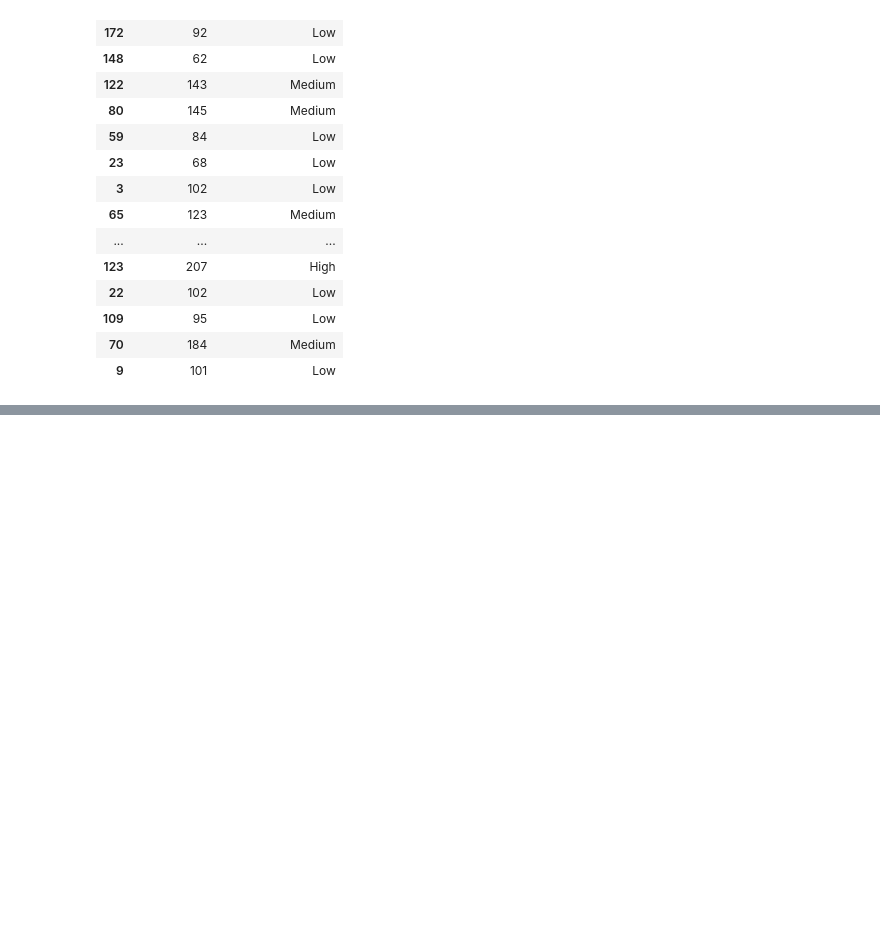
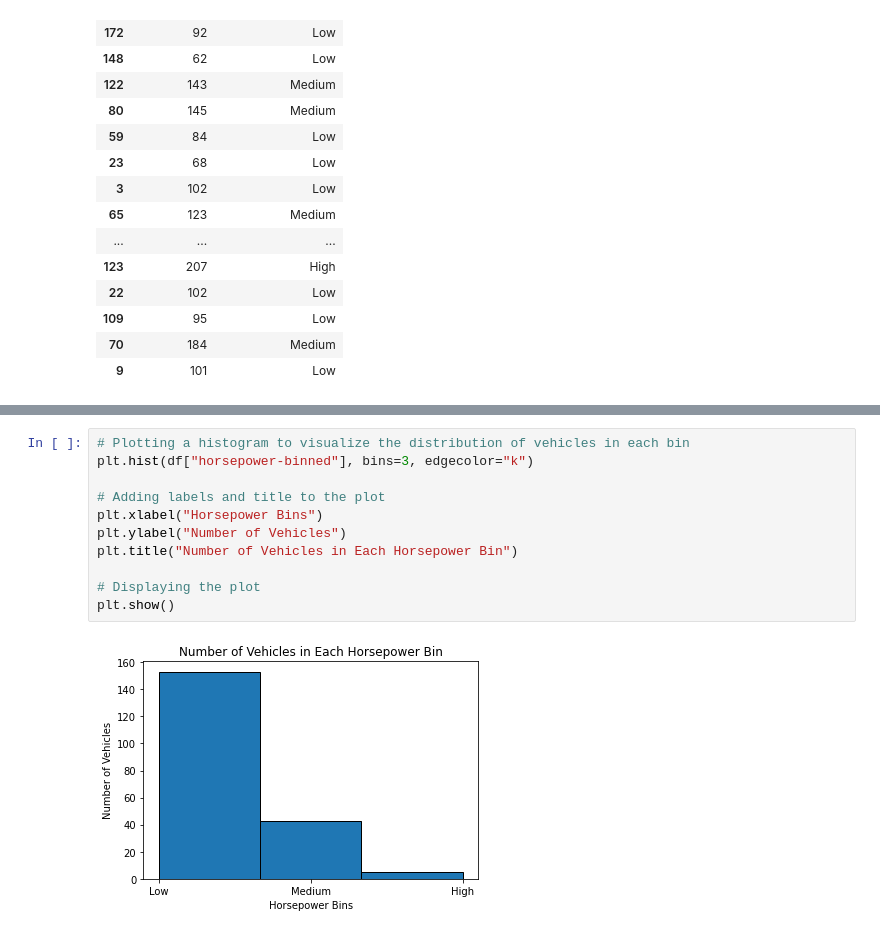
Before and after one commit to Dheerajkulariya/Data-Science-Portfolio-Projects, a Jupyter notebook: Machine-Learning-Projects/ML-Regression-Projects/Automobile-Price-Prediction/Automation Price Prediction.ipynb, the cells around one changed output, grey strips where cells are left out. Saved outputs shown, nothing was run; the diff lists cells and outputs as text; blank space fills up the shorter version.

```diff
--- a/Machine-Learning-Projects/ML-Regression-Projects/Automobile-Price-Prediction/Automation Price Prediction.ipynb
+++ b/Machine-Learning-Projects/ML-Regression-Projects/Automobile-Price-Prediction/Automation Price Prediction.ipynb
@@ -772,0 +797,13 @@ df[['horsepower', 'horsepower-binned']].sample(20)
+# %%
+# Plotting a histogram to visualize the distribution of vehicles in each bin
+plt.hist(df["horsepower-binned"], bins=3, edgecolor="k")
+
+# Adding labels and title to the plot
+plt.xlabel("Horsepower Bins")
+plt.ylabel("Number of Vehicles")
+plt.title("Number of Vehicles in Each Horsepower Bin")
+
+# Displaying the plot
+plt.show()
+# %% [output]
+[figure, added]
```
Also changed, not shown: parts of 6 cells of this notebook.
